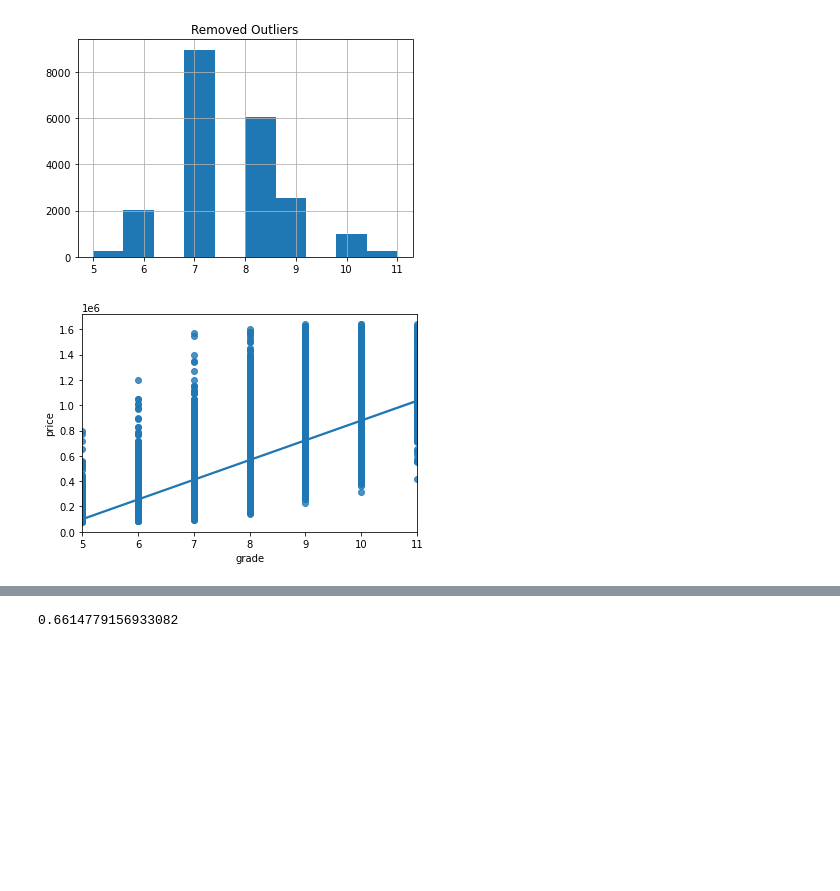
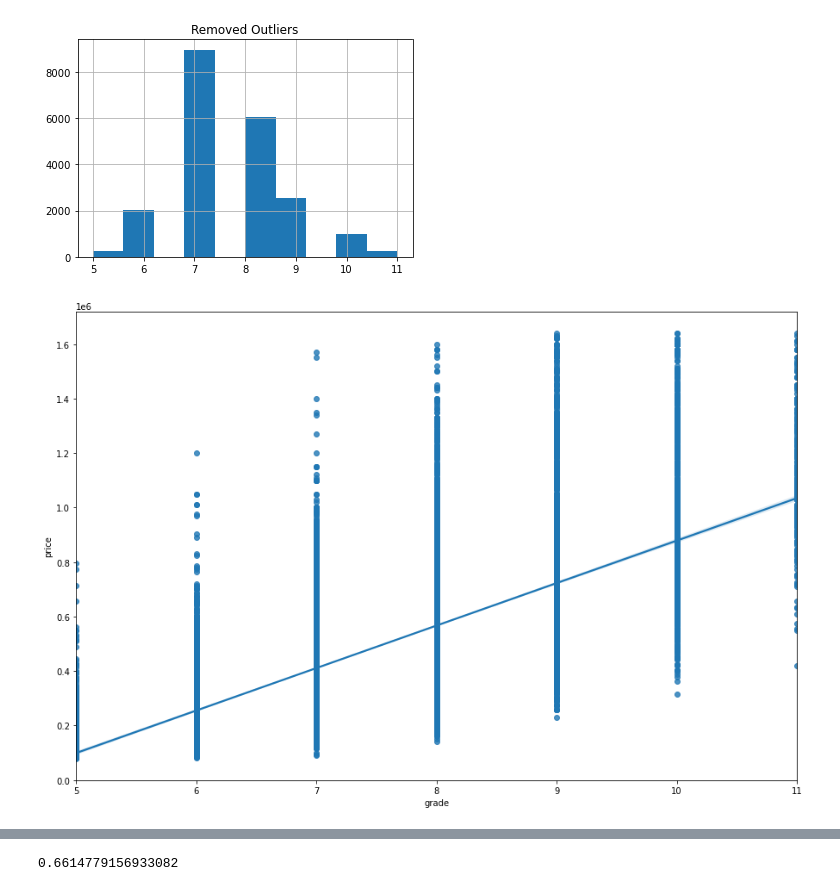
Before and after one commit to letruong711/Seattle-Area-Housing-Analysis, a Jupyter notebook: Starting Analysis.ipynb, the cells around one changed output, grey strips where cells are left out. Drawn from its saved outputs; the diff is of its cells as text; code cells hidden in the pictures; blank space fills up the shorter version.

```diff
--- a/Starting Analysis.ipynb
+++ b/Starting Analysis.ipynb
@@ -557,8 +534,6 @@ model_2
 | 21595 | 400000.0 | 2.50 | 8 |
 | 21596 | 325000.0 | 0.75 | 7 |
 21597 rows × 3 columns
-# %%
-model_2['price'] = model_2['price'].astype('int64')
 # %%
 model_2 = model_2[(np.abs(stats.zscore(model_2)) < 3).all(axis=1)]
 model_2
@@ -608,9 +584,10 @@ plt.title('Removed Outliers');
 # %% [output]
 [figure]
 # %%
+plt.figure(figsize=(15,10))
 sns.regplot(x="grade", y="price", data=model_2);
 # %% [output]
-[figure, old version]
+[figure, new version]
 # %%
 plt.figure(figsize=(15, 8))
 sns.catplot(x='grade',
```
Also changed, not shown: parts of 38 cells of this notebook.
